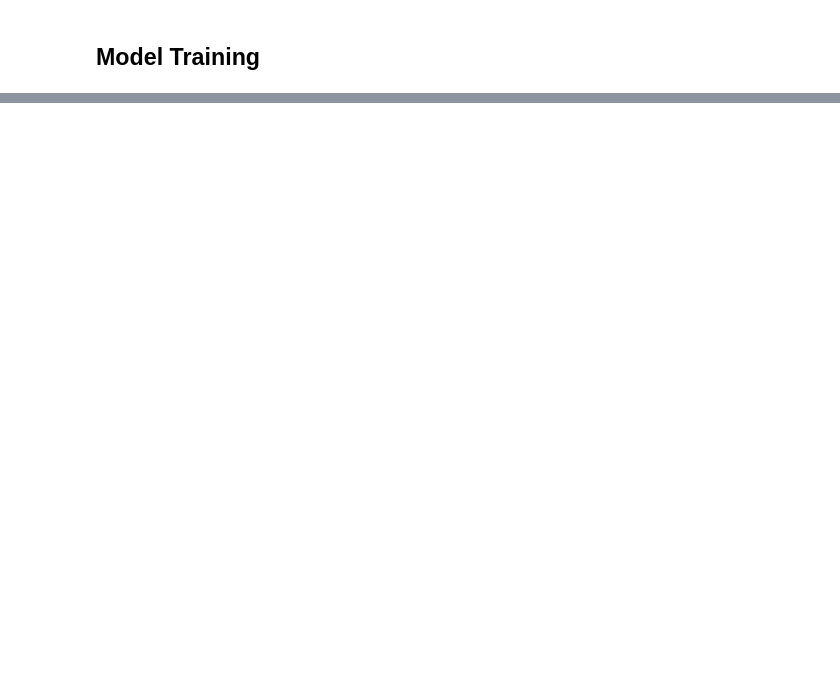
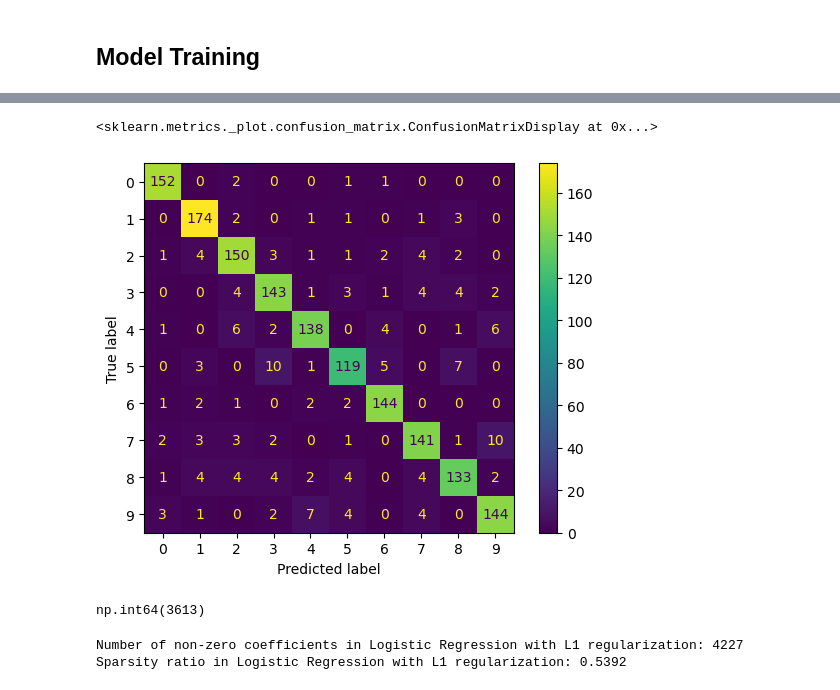
Before and after one commit to ThomasPrins1/MachineLearning_EE, a Jupyter notebook: Project_CE_IMG/project_notebook.ipynb, the cells around one changed output, grey strips where cells are left out. Saved outputs shown, nothing was run; the diff lists cells and outputs as text; code cells hidden in the pictures; blank space fills up the shorter version.

Commit message:
Added logistic regression model, could run multiple iterations based on C hyperparameter

```diff
--- a/Project_CE_IMG/project_notebook.ipynb
+++ b/Project_CE_IMG/project_notebook.ipynb
@@ -110,3 +129,9 @@ random_seed = 42
 X_train, X_test, Y_train, Y_test = train_test_split(X_scaled, Y, test_size=Test_ratio, random_state=random_seed, stratify=Y)
 # %% [markdown]
 ## Model Training
+# %%
+def test_model (model,X,Y):
+    Y_pred = model.predict(X)
+    accuracy = accuracy_score(Y, Y_pred)
+    cm = confusion_matrix(Y, Y_pred)
+    return Y_pred, accuracy, cm
@@ -112,0 +140,4 @@ X_train, X_test, Y_train, Y_test = train_test_split(X_scaled, Y, test_size=Test_
+# %%
+logisticReg = LogisticRegression(penalty='l1', solver='saga', max_iter=1000, random_state=random_seed, C=1.0)
+logisticReg.fit(X_train, Y_train)
+Y_pred_logReg, accuracy_logReg, cm_logReg = test_model(logisticReg, X_test, Y_test)
@@ -112,0 +165,17 @@ X_train, X_test, Y_train, Y_test = train_test_split(X_scaled, Y, test_size=Test_
+# %%
+ConfusionMatrixDisplay(cm_logReg, display_labels=range(10)).plot()
+# %% [output]
+<sklearn.metrics._plot.confusion_matrix.ConfusionMatrixDisplay at 0x...>
+[figure, added]
+# %%
+np.sum(logisticReg.coef_ == 0)
+# %% [output]
+np.int64(3613)
+# %%
+n_nonzero_logReg = np.sum(logisticReg.coef_ != 0)
+sparsity_ratio_logReg = n_nonzero_logReg / logisticReg.coef_.size
+print(f"Number of non-zero coefficients in Logistic Regression with L1 regularization: {n_nonzero_logReg}")
+print(f"Sparsity ratio in Logistic Regression with L1 regularization: {sparsity_ratio_logReg:.4f}")
+# %% [output]
+Number of non-zero coefficients in Logistic Regression with L1 regularization: 4227
+Sparsity ratio in Logistic Regression with L1 regularization: 0.5392
```
Also changed, not shown: parts of 8 cells of this notebook.
